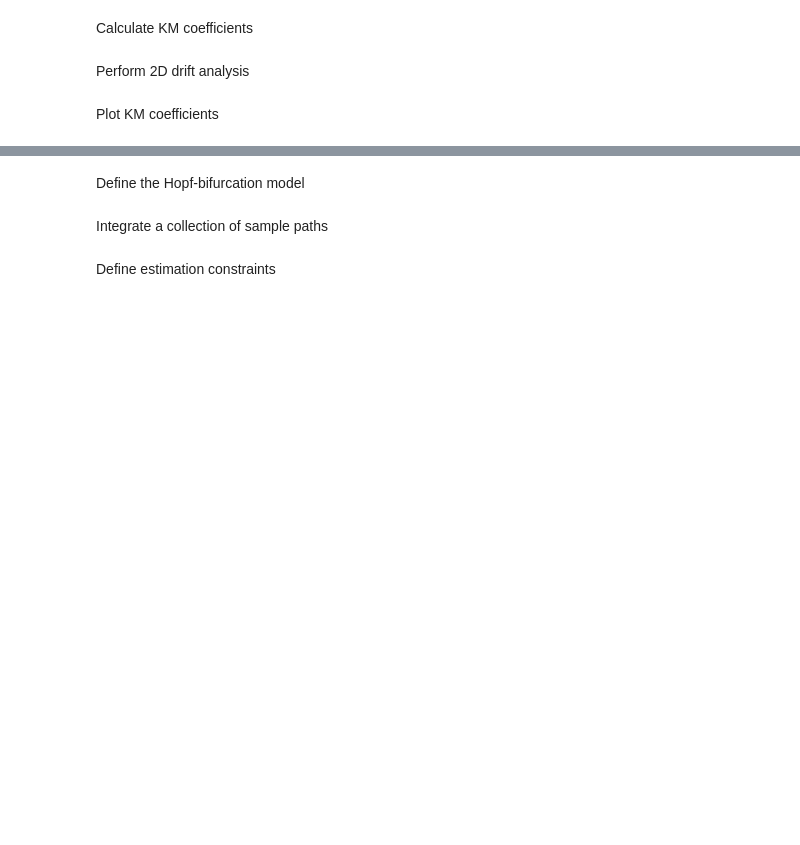
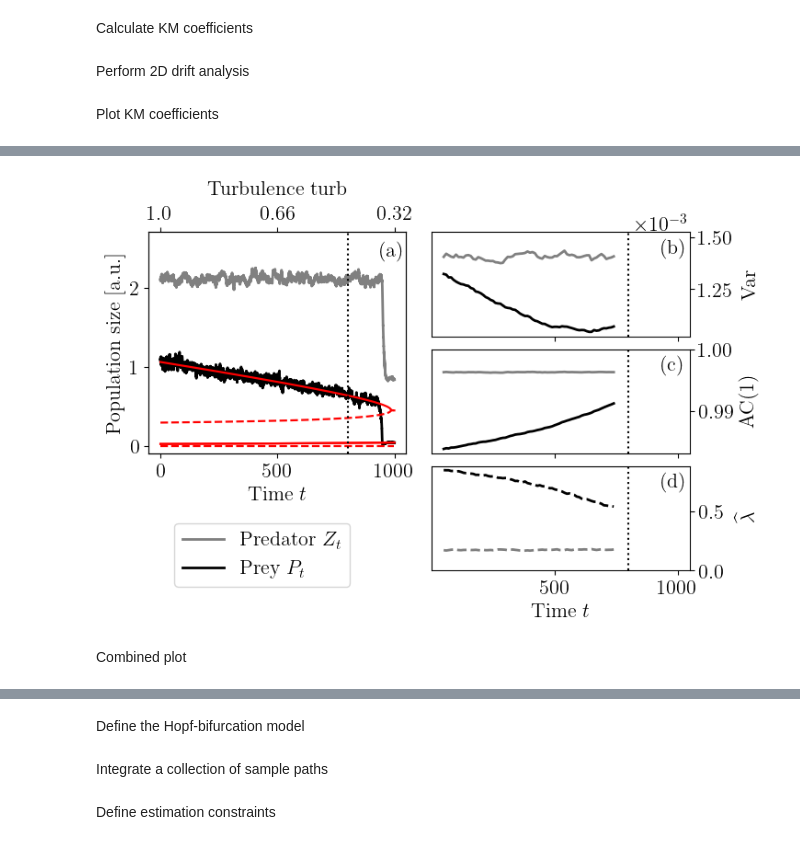
Before and after one commit to andreasmorr/KramersMoyalEWS, a Jupyter notebook: KM_EWS_plots.ipynb, the cells around one changed output, grey strips where cells are left out. Cells and saved outputs as stored; diff of their text form; code cells hidden in the pictures; blank space fills up the shorter version.

```diff
--- a/KM_EWS_plots.ipynb
+++ b/KM_EWS_plots.ipynb
@@ -508,5 +607,5 @@ fig.savefig("Plots/PPKM" + time.strftime("%Y%m%d-%H%M%S") + '.pdf', transparent=
 # %%
-fig = plt.figure(figsize=(3.42*2,1.2*2))
+fig = plt.figure(figsize=(3.42*2,2*2))#1.2*2))
 gs = fig.add_gridspec(3,2)
 xplt = fig.add_subplot(gs[0:2,0])
 varplt = fig.add_subplot(gs[0,1])
@@ -523,7 +622,7 @@ xplt.plot(lowerst, color = theocolor, linewidth = equillinewidth)
 xplt.plot(midunst, color = theocolor, linewidth = equillinewidth, linestyle = "dashed")
 xplt.plot(midst, color = theocolor, linewidth = equillinewidth)
 xplt.set_ylabel("Population size [a.u.]")
-xplt.legend(["Predator $Z_t$", "Prey $P_t$"], loc=(0.1,-0.9))
+xplt.legend(["Predator $Z_t$", "Prey $P_t$"], loc=(0.1,-0.6))
 xplt.axvline(T_measure, linestyle = "dotted", color = measurecolor)
 #xplt.text(0.03, 0.7, "Population size [a.u.]", transform=xplt.transAxes, verticalalignment='top', bbox=props)
 xplt.text(0.9, 0.96, "(a)", transform=xplt.transAxes, verticalalignment='top', bbox=props)
@@ -563,31 +662,35 @@ ac1plt.set_yticks([0.99,1])
 ac1plt.set_yticklabels(["0.99","1.00"])
 ac1plt.set_ylabel("AC(1)")
 #ac1plt.set_ylim([0.99 * min(meansampleac1), 1.01 * max(meansampleac1)])
 #ac1plt.text(0.1, 0.5, "AC(1)", transform=ac1plt.transAxes, verticalalignment='top', bbox=props)
 ac1plt.text(0.89, 0.94, "(c)", transform=ac1plt.transAxes, verticalalignment='top', bbox=props)
 #turbac1plt = ac1plt.twiny()
 #turbac1plt.set_xlim(xplt.get_xlim())
 #turbac1plt.set_xticklabels([])
 #lambdad2plt.fill_between(range(round(windowsize/OneOverDelta_t / 2), T_measure - round(windowsize/OneOverDelta_t / 2), round(leap/OneOverDelta_t)), lowerd2samplelambda[:,0], upperd2samplelambda[:,0], color=eigval1color,alpha=0.3)
 lambdad2plt.plot(range(round(windowsize/OneOverDelta_t / 2), T_measure - round(windowsize/OneOverDelta_t / 2), round(leap/OneOverDelta_t)), meand2samplelambda[:,0], color = pcolor, linewidth = theolinewidth, linestyle = "dashed")
 #lambdad2plt.fill_between(range(round(zwindowsize/OneOverDelta_t / 2), T_measure - round(zwindowsize/OneOverDelta_t / 2), round(leap/OneOverDelta_t)), lowerd2samplelambda[:,1], upperd2samplelambda[:,1], color=eigval2color,alpha=0.3)
 lambdad2plt.plot(range(round(windowsize/OneOverDelta_t / 2), T_measure - round(windowsize/OneOverDelta_t / 2), round(leap/OneOverDelta_t)), meand2samplelambda[:,1], color = zcolor, linewidth = theolinewidth, linestyle = "dashed")
 lambdad2plt.scatter([1000],[0.5],color="white")
 lambdad2plt.axvline(T_measure, linestyle = "dotted", color = measurecolor)
 lambdad2plt.set_ylim(0,lambdad2plt.get_ylim()[1])
 lambdad2plt.yaxis.tick_right()
 lambdad2plt.set_ylabel(r"$\widehat{\lambda}$")
 #lambdad2plt.text(0.1, 0.5, "$\widehat\lambda$", transform=lambdad2plt.transAxes, verticalalignment='top', bbox=props)
 lambdad2plt.text(0.89, 0.94, "(d)", transform=lambdad2plt.transAxes, verticalalignment='top', bbox=props)
 #turblamplt = lambdad2plt.twiny()
 #turblamplt.set_xlim(xplt.get_xlim())
 #turblamplt.set_xticklabels([])
 lambdad2plt.set_xlabel("Time $t$")
 
 hiddenplt.axis("off")
 xplt.yaxis.set_label_coords(-0.09,0.5)
 [plots.yaxis.set_label_coords(1.27,.5) for plots in [varplt, ac1plt, lambdad2plt]]
 
 fig.subplots_adjust(left=.13, bottom=.07, right=.99, top=.99, hspace=.12, wspace=.1)
 xplt.yaxis.labelpad = 100
-fig.savefig("Plots/PPVarAC1linLam" + time.strftime("%Y%m%d-%H%M%S") + '.pdf', transparent=True, bbox_inches="tight")
+#fig.savefig("Plots/PPVarAC1linLam" + time.strftime("%Y%m%d-%H%M%S") + '.pdf', transparent=True, bbox_inches="tight")
+# %% [output]
+[figure, added]
+# %% [markdown]
+Combined plot
```
Also changed, not shown: parts of 30 cells of this notebook, 52 other files.
